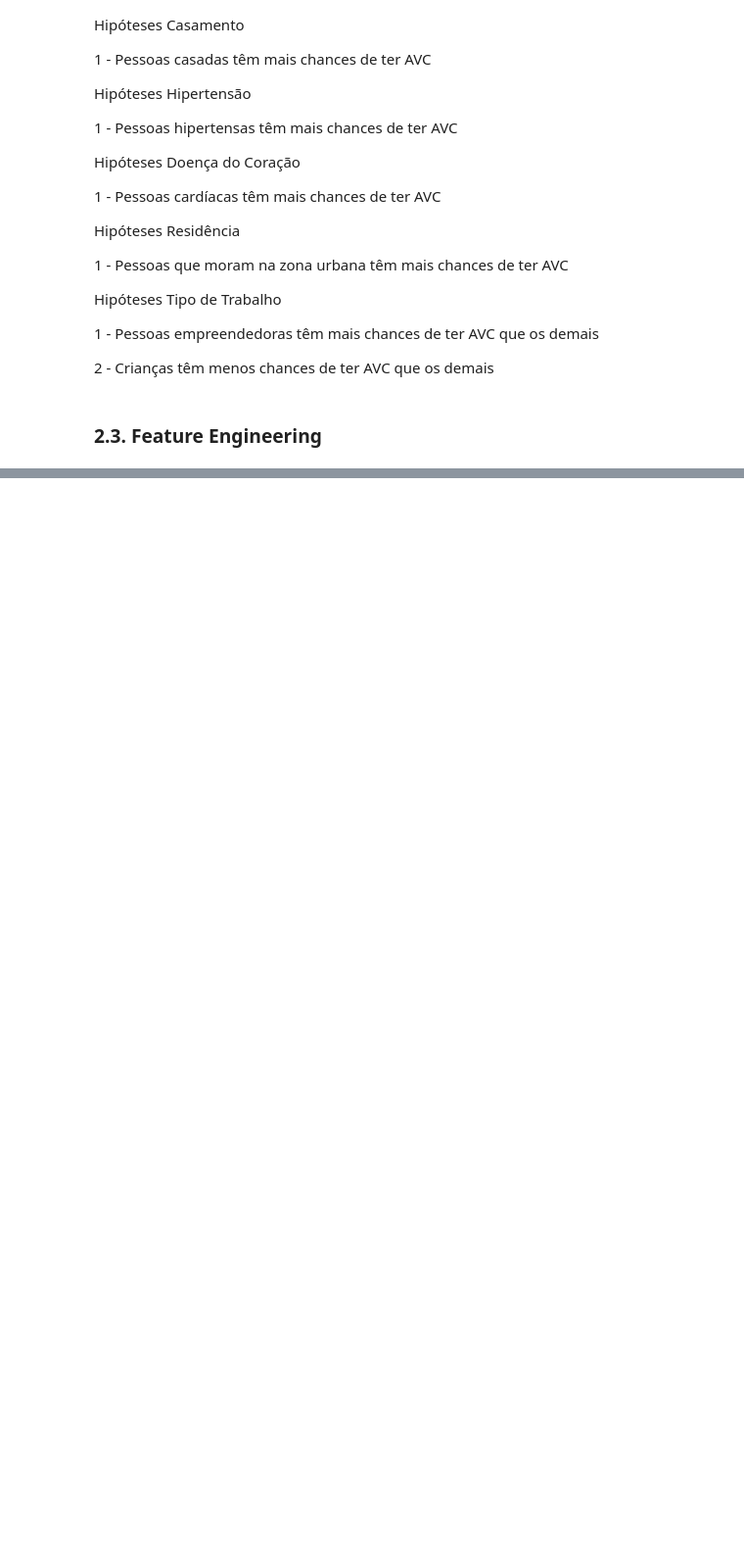
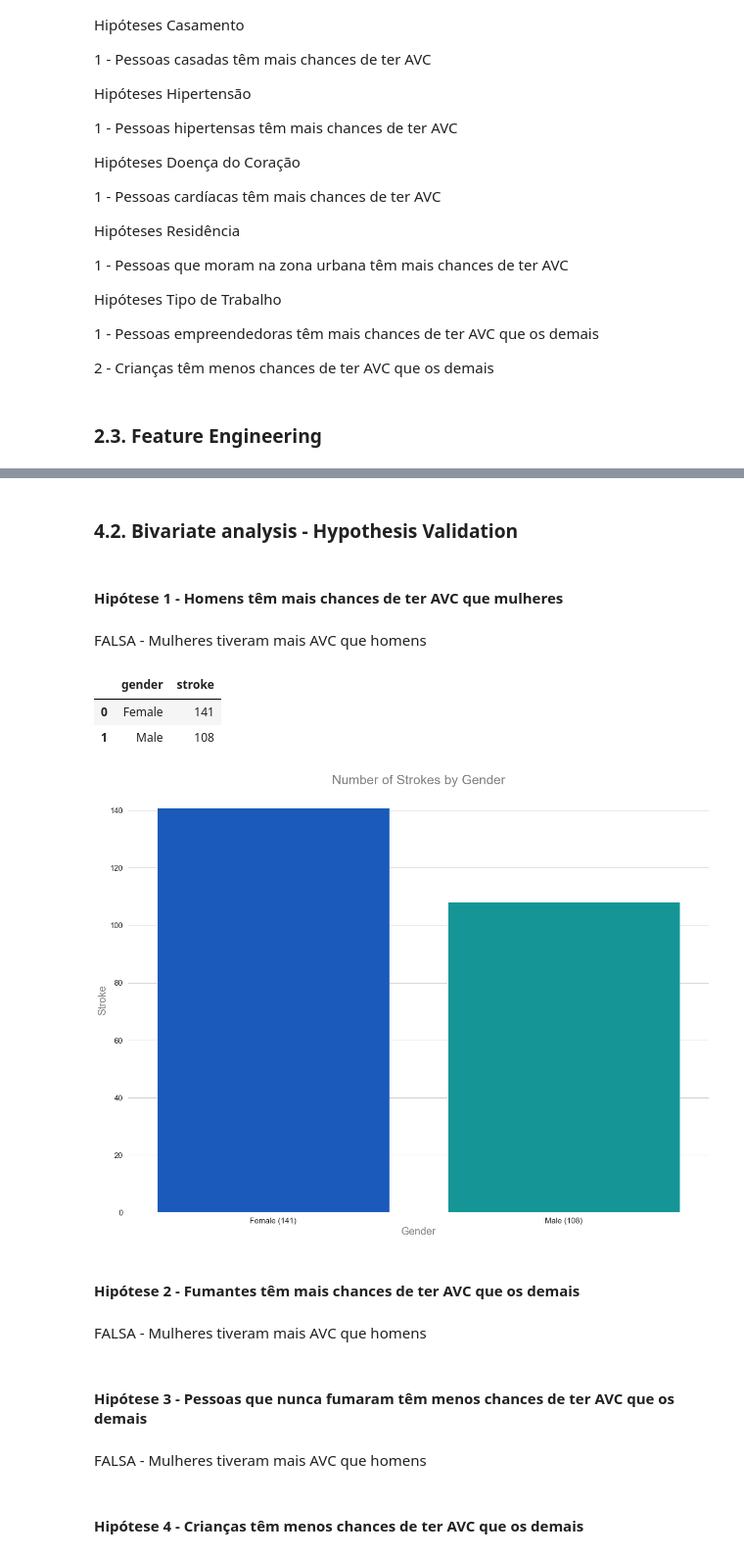
Before and after one commit to lucasanhenrique/stroke_prediction, a Jupyter notebook: notebook/stroke_prediction.ipynb, the cells around one changed output, grey strips where cells are left out. Shown at 98% size. Saved outputs shown, nothing was run; the diff lists cells and outputs as text; code cells hidden in the pictures; blank space fills up the shorter version.

```diff
--- a/notebook/stroke_prediction.ipynb
+++ b/notebook/stroke_prediction.ipynb
@@ -365,0 +423,33 @@ df2['age_group'] = df2['age'].apply(lambda x:   'children'          if      x <=
+# %% [markdown]
+### 4.2. Bivariate analysis - Hypothesis Validation
+# %% [markdown]
+#### Hipótese 1 - Homens têm mais chances de ter AVC que mulheres
+# %% [markdown]
+FALSA - Mulheres tiveram mais AVC que homens
+# %%
+aux = df4[df4['stroke'] == 1][['gender', 'stroke']].groupby('gender').sum().reset_index()
+aux
+# %% [output]
+|  | gender | stroke |
+| 0 | Female | 141 |
+| 1 | Male | 108 |
+# %%
+sns.barplot( x = 'gender', y = 'stroke', data = aux, palette = 'winter' );
+plt.title('Number of Strokes by Gender', size = 25, color = 'grey')
+sns.despine(bottom = True, left = True)
+plt.xlabel("Gender", size = 20, color = 'grey')
+plt.ylabel("Stroke", size = 20, color = 'grey')
+plt.xticks(np.arange(2), ['Female (141)', 'Male (108)'], size = 15)
+plt.yticks(size = 15);
+# %% [output]
+[figure, added]
+# %% [markdown]
+#### Hipótese 2 - Fumantes têm mais chances de ter AVC que os demais
+# %% [markdown]
+FALSA - Mulheres tiveram mais AVC que homens
+# %% [markdown]
+#### Hipótese 3 - Pessoas que nunca fumaram têm menos chances de ter AVC que os demais
+# %% [markdown]
+FALSA - Mulheres tiveram mais AVC que homens
+# %% [markdown]
+#### Hipótese 4 - Crianças têm menos chances de ter AVC que os demais
```
Also changed, not shown: parts of 47 cells of this notebook.
